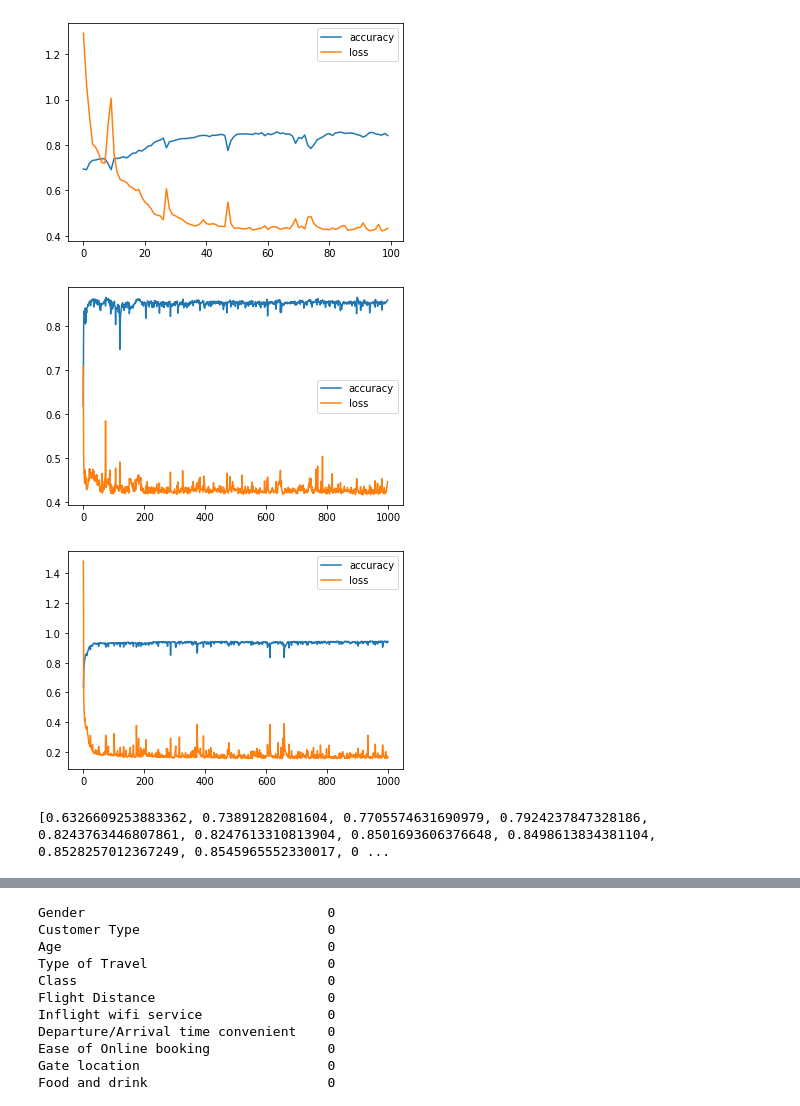
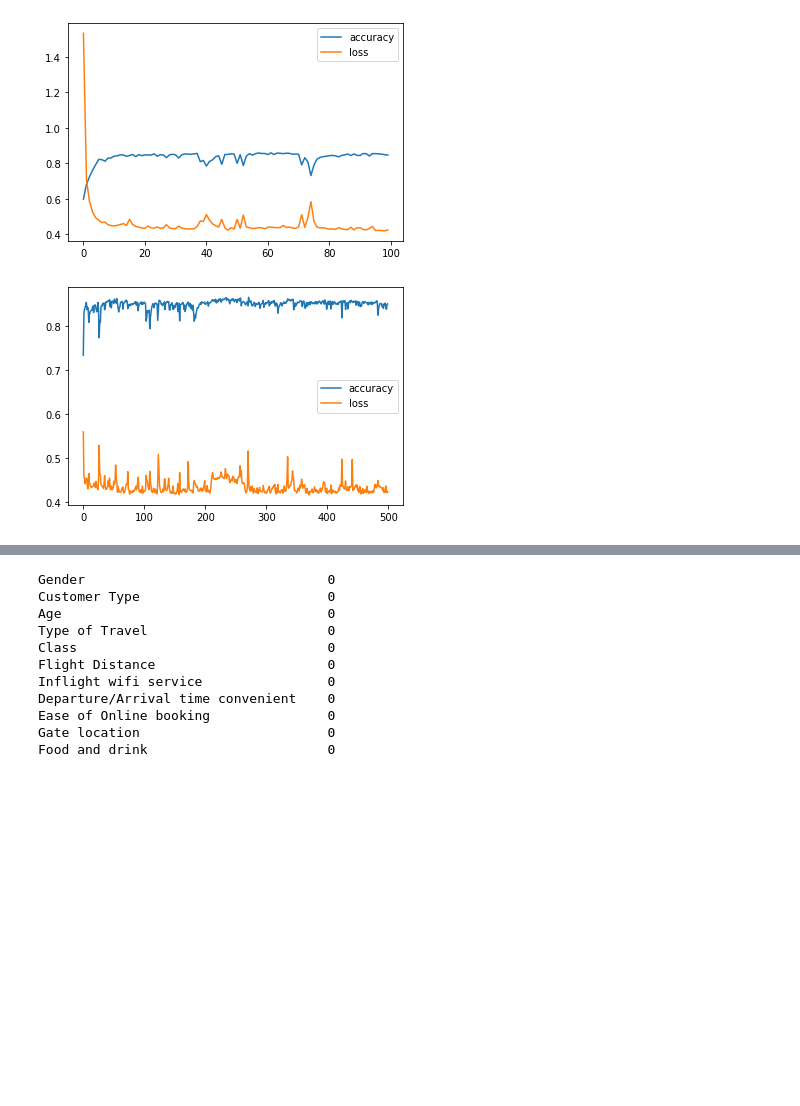
Before and after one commit to Rutvik2303/AI_final_project, a Jupyter notebook: Untitled.ipynb, the cells around one changed output, grey strips where cells are left out. Saved outputs shown, nothing was run; the diff lists cells and outputs as text; code cells hidden in the pictures; blank space fills up the shorter version.

```diff
--- a/Untitled.ipynb
+++ b/Untitled.ipynb
@@ -99,73 +100,29 @@ df_norm
 # %%
-
-import pandas as pd
-import tensorflow as tf
-from tensorflow import keras
-
 # Load the dataset into a Pandas dataframe
 df = df_norm
 
 # Split the dataset into input features (X) and output labels (y)
 X = df.drop('satisfaction', axis=1).values
 y = df['satisfaction'].values
 
 # Normalize the input features using Min-Max scaling
 #X_norm = (X - X.min()) / (X.max() - X.min())
 X_norm = X
 # Define a logistic regression model with one neuron
 model = keras.Sequential([
     keras.layers.Dense(units=1, input_shape=[X.shape[1]])
 ])
 
 # Compile the model with binary cross-entropy loss and Adam optimizer
 model.compile(loss='binary_crossentropy', optimizer='adam', metrics=['accuracy'])
 
 # Train the model for 1000 epochs
 history = model.fit(X_norm, y, epochs=100, verbose=0)
 
 # Plot the accuracy and loss curves during training
 plt.plot(history.history['accuracy'], label='accuracy')
 plt.plot(history.history['loss'], label='loss')
 plt.legend()
 plt.show()
-
-# Define a small neural network with 2 neurons in the input layer and 1 neuron in the output layer
-model = keras.Sequential([
-    keras.layers.Dense(units=2, input_shape=[X.shape[1]]),
-    keras.layers.Dense(units=1)
-])
-
-# Compile the model with binary cross-entropy loss and Adam optimizer
-model.compile(loss='binary_crossentropy', optimizer='adam', metrics=['accuracy'])
-
-# Train the model for 1000 epochs
-history = model.fit(X_norm, y, epochs=1000, verbose=0)
-
-# Plot the accuracy and loss curves during training
-plt.plot(history.history['accuracy'], label='accuracy')
-plt.plot(history.history['loss'], label='loss')
-plt.legend()
-plt.show()
-
-# Define a larger neural network with 4 neurons in the input layer, 8 neurons in the hidden layer, and 1 neuron in the output layer
-model = keras.Sequential([
-    keras.layers.Dense(units=4, input_shape=[X.shape[1]]),
-    keras.layers.Dense(units=8, activation='relu'),
-    keras.layers.Dense(units=1)
-])
-
-# Compile the model with binary cross-entropy loss and Adam optimizer
-model.compile(loss='binary_crossentropy', optimizer='adam', metrics=['accuracy'])
-
-# Train the model for 1000 epochs
-history = model.fit(X_norm, y, epochs=1000, verbose=0)
-
-# Plot the accuracy and loss curves during training
-plt.plot(history.history['accuracy'], label='accuracy')
-plt.plot(history.history['loss'], label='loss')
-plt.legend()
-plt.show()
 # %% [output]
-[figure, old version]
+[figure, new version]
-[figure, removed]
-[figure, removed]
@@ -172,4 +131,20 @@ plt.show()
 # %%
-print(history.history['accuracy'])
+# Define a small neural network with 2 neurons in the input layer and 1 neuron in the output layer
+model = keras.Sequential([
+    keras.layers.Dense(units=2, input_shape=[X.shape[1]]),
+    keras.layers.Dense(units=1)
+])
+
+# Compile the model with binary cross-entropy loss and Adam optimizer
+model.compile(loss='binary_crossentropy', optimizer='adam', metrics=['accuracy'])
+
+# Train the model for 1000 epochs
+history = model.fit(X_norm, y, epochs=500, verbose=0)
+
+# Plot the accuracy and loss curves during training
+plt.plot(history.history['accuracy'], label='accuracy')
+plt.plot(history.history['loss'], label='loss')
+plt.legend()
+plt.show()
 # %% [output]
-[0.6326609253883362, 0.73891282081604, 0.7705574631690979, 0.7924237847328186, 0.8243763446807861, 0.8247613310813904, 0.8501693606376648, 0.8498613834381104, 0.8528257012367249, 0.8545965552330017, 0 ...
+[figure, added]
```
Also changed, not shown: parts of 16 cells of this notebook.
